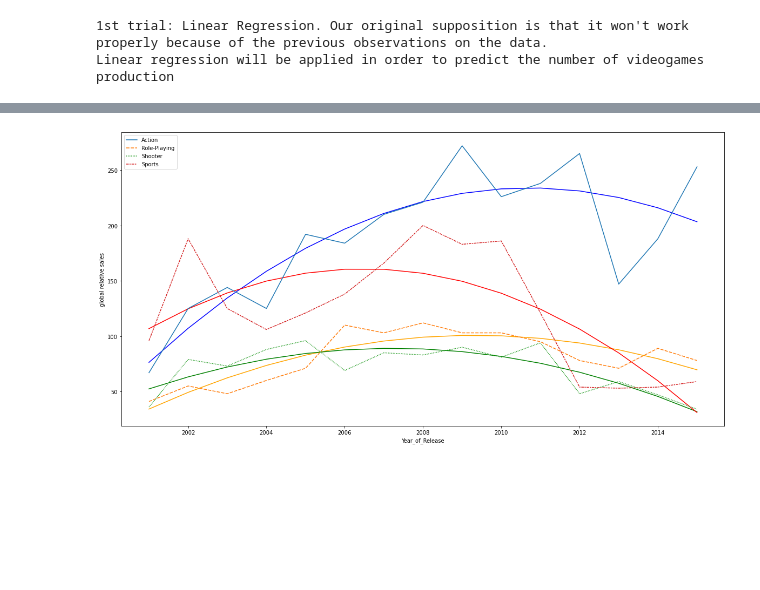
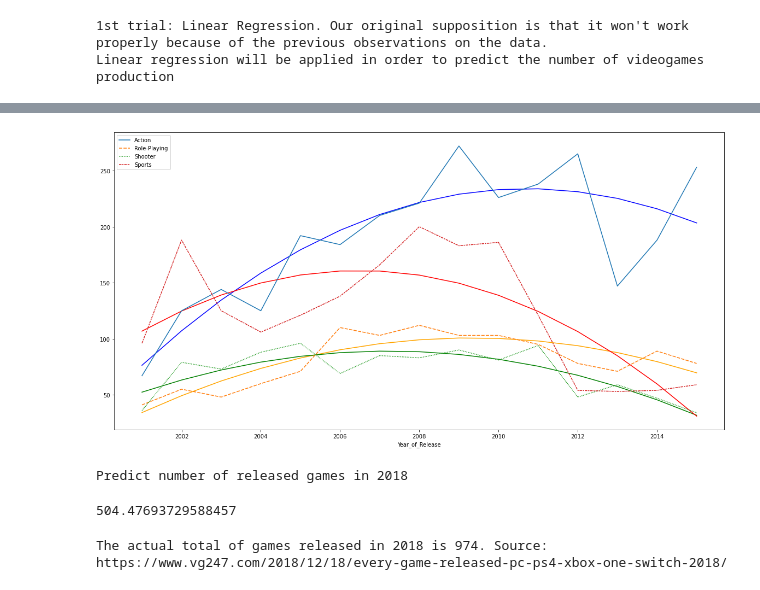
Before and after one commit to Pellys/FDSProject, a Jupyter notebook: dataVisualization.ipynb, the cells around one changed output, grey strips where cells are left out. Drawn from its saved outputs; the diff is of its cells as text; code cells hidden in the pictures; blank space fills up the shorter version.

Commit message:
Prediction

```diff
--- a/dataVisualization.ipynb
+++ b/dataVisualization.ipynb
@@ -178,17 +177,31 @@ def poly2_fun(theta, x):
 # %%
 plt.figure(figsize=(20,10))
 
 for i,gen in enumerate(genres):
 
     theta0 = np.zeros(3)
 
     # Determine parameters using Gradient descent
     theta_final, loss_history, theta_history = gradient_descent(theta0,x,y[i],poly2_fun,0.0001, 1e-6)
 
     plt.plot(x+2000, poly2_fun(theta_final, x), color=col[i])
 
 sb.lineplot(data=prod_for_year_genre_restricted)
-plt.ylabel('global relative sales')
 plt.show()
 # %% [output]
-[figure, old version]
+[figure, new version]
+# %%
+print("Predict number of released games in 2018")
+# %% [output]
+Predict number of released games in 2018
+# %%
+pred = lin_fun(theta_final, 18)
+
+
+pred
+# %% [output]
+504.47693729588457
+# %%
+print("The actual total of games released in 2018 is 974. Source: https://www.vg247.com/2018/12/18/every-game-released-pc-ps4-xbox-one-switch-2018/")
+# %% [output]
+The actual total of games released in 2018 is 974. Source: https://www.vg247.com/2018/12/18/every-game-released-pc-ps4-xbox-one-switch-2018/
```
Also changed, not shown: parts of 1 cell of this notebook.
